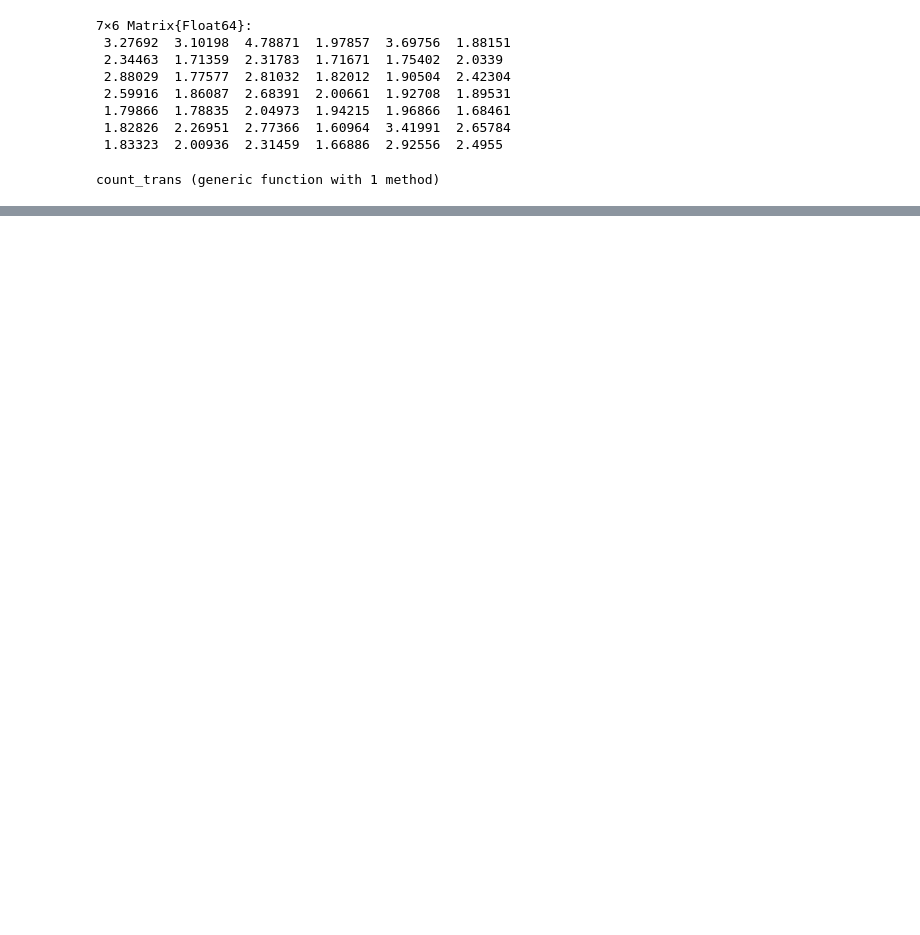
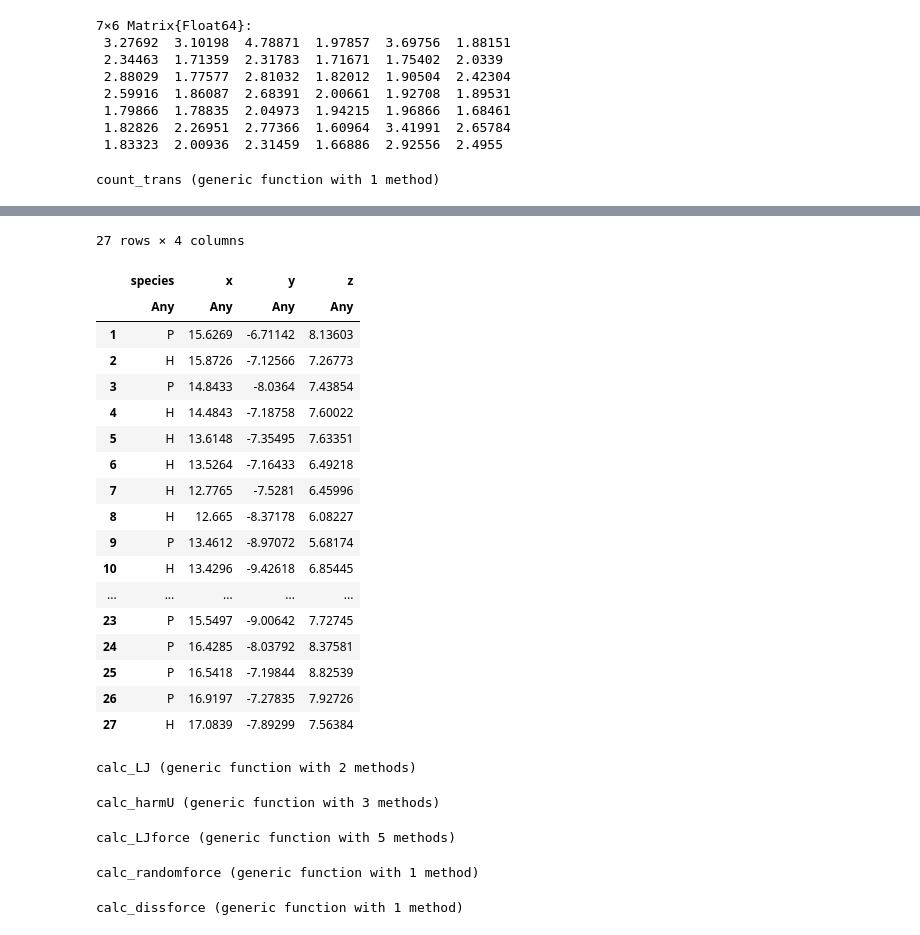
Before and after one commit to jonathanfischer97/Modeling-the-Living-Cell, a Jupyter notebook: HW6/HW6_julia.ipynb, the cells around one changed output, grey strips where cells are left out. Drawn from its saved outputs; the diff is of its cells as text; code cells hidden in the pictures; blank space fills up the shorter version.

```diff
--- a/HW6/HW6_julia.ipynb
+++ b/HW6/HW6_julia.ipynb
@@ -340,0 +320,59 @@ traj
+# %%
+ENV["DATAFRAMES_ROWS"] = 50
+
+beadvec = oneseq[2:end,1]
+xvec = oneseq[2:end,2]
+yvec = oneseq[2:end,3]
+zvec = oneseq[2:end,4]
+
+R = DataFrame(species=beadvec, x=xvec, y=yvec, z=zvec)
+# %% [output]
+27 rows × 4 columns
+|  | species | x | y | z |
+|  | Any | Any | Any | Any |
+| 1 | P | 15.6269 | -6.71142 | 8.13603 |
+| 2 | H | 15.8726 | -7.12566 | 7.26773 |
+| 3 | P | 14.8433 | -8.0364 | 7.43854 |
+| 4 | H | 14.4843 | -7.18758 | 7.60022 |
+| 5 | H | 13.6148 | -7.35495 | 7.63351 |
+| 6 | H | 13.5264 | -7.16433 | 6.49218 |
+| 7 | H | 12.7765 | -7.5281 | 6.45996 |
+| 8 | H | 12.665 | -8.37178 | 6.08227 |
+| 9 | P | 13.4612 | -8.97072 | 5.68174 |
+| 10 | H | 13.4296 | -9.42618 | 6.85445 |
+| ... | ... | ... | ... | ... |
+| 23 | P | 15.5497 | -9.00642 | 7.72745 |
+| 24 | P | 16.4285 | -8.03792 | 8.37581 |
+| 25 | P | 16.5418 | -7.19844 | 8.82539 |
+| 26 | P | 16.9197 | -7.27835 | 7.92726 |
+| 27 | H | 17.0839 | -7.89299 | 7.56384 |
+# %%
+function calc_LJ(r, epsilon; sigma = 1) # calculate Lennard_Jones potential for a pairwise distance
+    4*epsilon*((sigma/r)^12 - (sigma/r)^6)
+end
+# %% [output]
+calc_LJ (generic function with 2 methods)
+# %%
+function calc_harmU(r; k=20,l=1) #calculate bonded energy potential
+    0.5k*(r-l)^2
+end
+# %% [output]
+calc_harmU (generic function with 3 methods)
+# %%
+function calc_LJforce(r, epsilon, T, v, dt; sigma = 1)
+    48*epsilon*((sigma^12/r^13)-0.5*(sigma^6/r^7))
+end
+# %% [output]
+calc_LJforce (generic function with 5 methods)
+# %%
+function calc_randomforce(T,dt;k=1,m=1,eta=0.05)
+    randn(5,3)*√(2k*T*m*eta/dt)
+end
+# %% [output]
+calc_randomforce (generic function with 1 method)
+# %%
+function calc_dissforce(v;m=1,eta=0.05)
+    -(eta*m*v)
+end
+# %% [output]
+calc_dissforce (generic function with 1 method)
```
Also changed, not shown: parts of 36 cells of this notebook.
